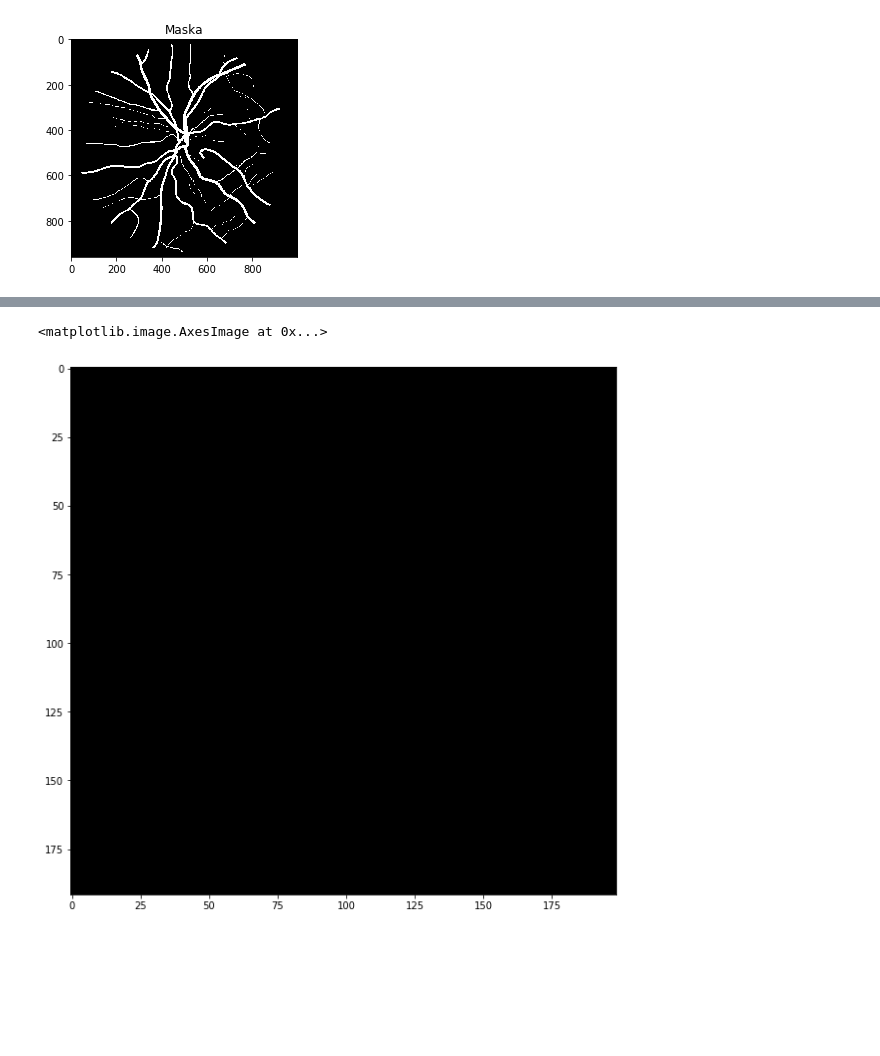
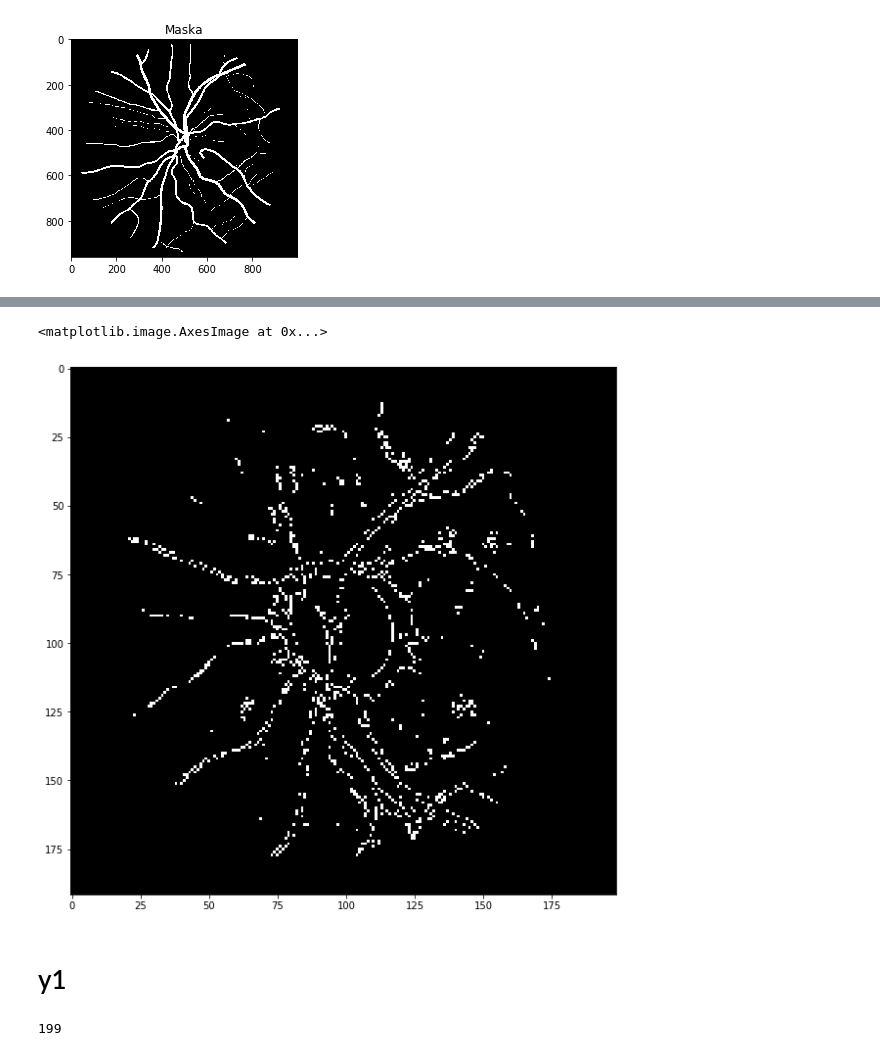
Before and after one commit to agnieszkaszuflak/DnoOka, a Jupyter notebook: Oko.ipynb, the cells around one changed output, grey strips where cells are left out. Saved outputs shown, nothing was run; the diff lists cells and outputs as text; code cells hidden in the pictures; blank space fills up the shorter version.

Commit message:
Add Decision Tree

```diff
--- a/Oko.ipynb
+++ b/Oko.ipynb
@@ -149,31 +148,19 @@ def get_features(img):
     cen_moments_3 = []
     cen_moments_4 = []
     cen_moments_5 = []
-    #img  = cv2.cvtColor(img, cv2.COLOR_BGR2GRAY)
-    for i in range(len(img)//5):
-        for j in range(len(img[0])//5):
+    for i in range(len(img)// 5):
+        for j in range(len(img[0]) // 5):
             part_img = img [5*i:5*(i+1), 5*j:5*(j+1)].flatten()
             cen_moments_2.append(moment(part_img, moment = 2))
             cen_moments_3.append(moment(part_img, moment = 3))
             cen_moments_4.append(moment(part_img, moment = 4))
             cen_moments_5.append(moment(part_img, moment = 5))
-    return cen_moments_2, cen_moments_3,  cen_moments_4,  cen_moments_5
+    return list(zip(cen_moments_2, cen_moments_3, cen_moments_4, cen_moments_5))
 
 def get_labels(img):
     label = []
-    for i in range(len(img)//5):
-        for j in range(len(img[0])//5):
-            label.append(img[i+2][j+2])
+    for i in range(len(img) // 5):
+        for j in range(len(img[0]) // 5):
+            img_part = img[5*i : 5*(i+1), 5*j : 5*(j+1)]
+            label.append(img_part[2,2])
     return label
-
-def create_klas(img1, hand, klasyfikator):
-    c,d,e,f  = get_features(img)
-    X = pd.DataFrame({"c": c, "d": d, "e":e, "f":f})
-    y = get_labels(cv2.imread(hand))
-    klasyfikator.fit(X = X, y = y)
-    return klasyfikator
-
-def prepare(img):
-    c,d,e,f  = get_features(img)
-    X = pd.DataFrame({"c": c, "d": d, "e":e, "f" :f})
-    return X
@@ -185,8 +167,17 @@ predicted = klasyfikator.predict(prepare(image(selector.value[0])))
 # %%
-x, y = cv2.imread(selector.value[0],0).shape
-predicted = np.array_split(predicted, x//5)
+img  = image("photos/Image_03L.jpg")
+hand = img_as_float(cv2.imread("photos/Image_03L_1stHO.png",0))
+X = get_features(img)
+y = get_labels(hand)
+check = get_features(image('photos/Image_02L.jpg'))
+clf = DecisionTreeClassifier(criterion = "entropy")
+clf.fit(X,y)
+predicted1 = clf.predict(check)
+
+x, y1 = img.shape
+predicted = np.array_split(predicted1, x // 5)
 plt.figure(figsize=(10, 10))
 plt.imshow(predicted, cmap=plt.cm.gray)
 # %% [output]
 <matplotlib.image.AxesImage at 0x...>
-[figure, old version]
+[figure, new version]
@@ -192,0 +193,6 @@ plt.imshow(predicted, cmap=plt.cm.gray)
+# %% [markdown]
+# y1
+# %%
+y1
+# %% [output]
+199
```
Also changed, not shown: parts of 10 cells of this notebook.
